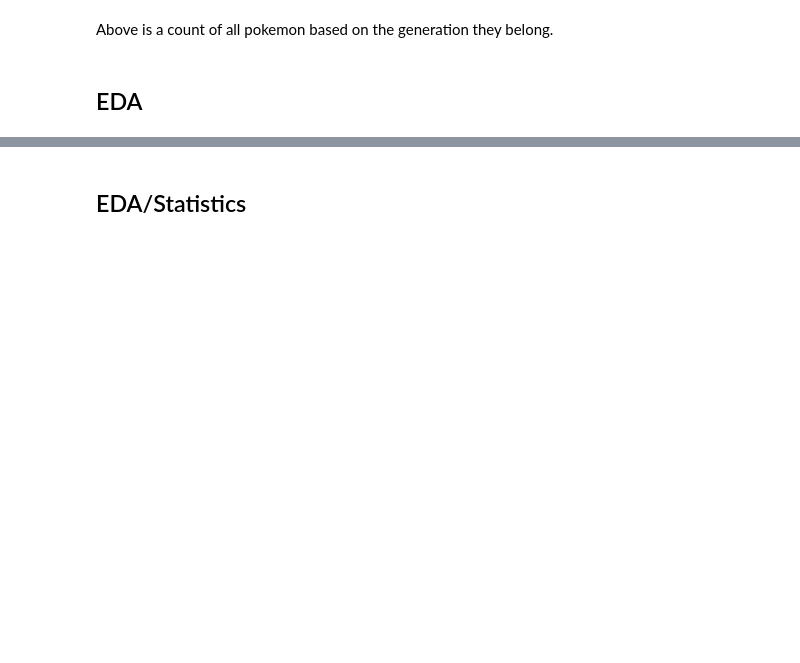
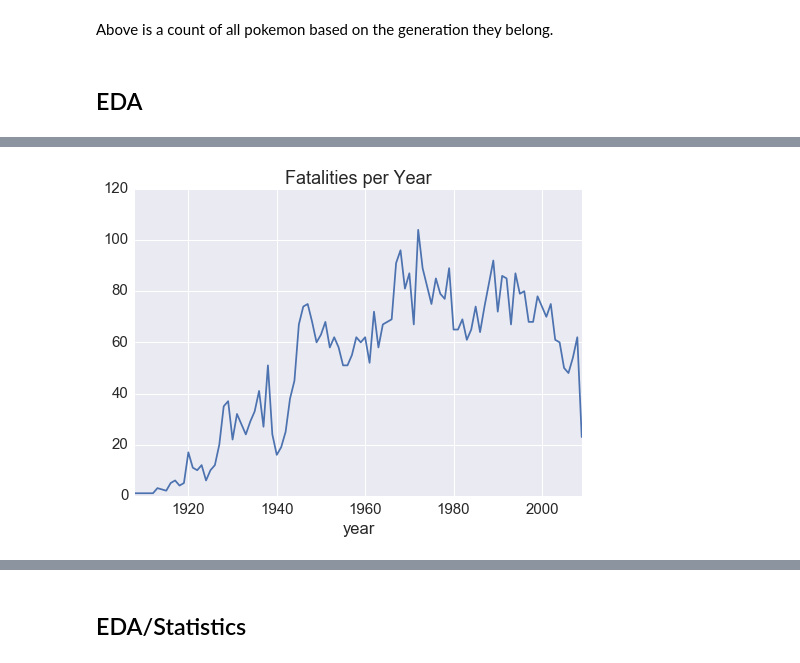
Before and after one commit to carlespoles/DSCI6002-student, a Jupyter notebook: week3/3-1_Review/DSCI6002-Midterm-Part2-CarlesPolesMielgo.ipynb, the cells around one changed output, grey strips where cells are left out. Cells and saved outputs as stored; diff of their text form; code cells hidden in the pictures; blank space fills up the shorter version.

```diff
--- a/week3/3-1_Review/DSCI6002-Midterm-Part2-CarlesPolesMielgo.ipynb
+++ b/week3/3-1_Review/DSCI6002-Midterm-Part2-CarlesPolesMielgo.ipynb
@@ -98,0 +117,5 @@ Index(['date', 'time', 'location', 'operator', 'flight#', 'route', 'type',
+# %%
+# Reload the data, but skip rows where aboard, fatalities and ground is NULL
+df_not_null = %sql SELECT * FROM air_crashes WHERE type IS NOT NULL AND location IS NOT NULL AND aboard IS NOT NULL AND fatalities IS NOT NULL AND ground IS NOT NULL;
+df = df_not_null.DataFrame()
+df.info()
@@ -283,0 +239,7 @@ plot_6;
+# %%
+df['date'] = pd.to_datetime(df['date'])
+# %%
+df.insert(1,'year', df['date'].apply(lambda x: x.year))
+df.insert(2,'month', df['date'].apply(lambda x: x.month))
+df.insert(3,'dayofweek', df['date'].apply(lambda x: x.dayofweek))
+df.insert(4,'hour', df['time'].str[:2])
@@ -283,0 +255,2 @@ plot_6;
+# %%
+fatalities_df = pd.DataFrame(data=df[['year','fatalities']])
@@ -283,0 +266,4 @@ plot_6;
+# %%
+fatalities_df.groupby(df['year']).count()['fatalities'].plot(kind='line', legend=False, title="Fatalities per Year");
+# %% [output]
+[figure, added]
```
Also changed, not shown: parts of 93 cells of this notebook, 3 other files.
